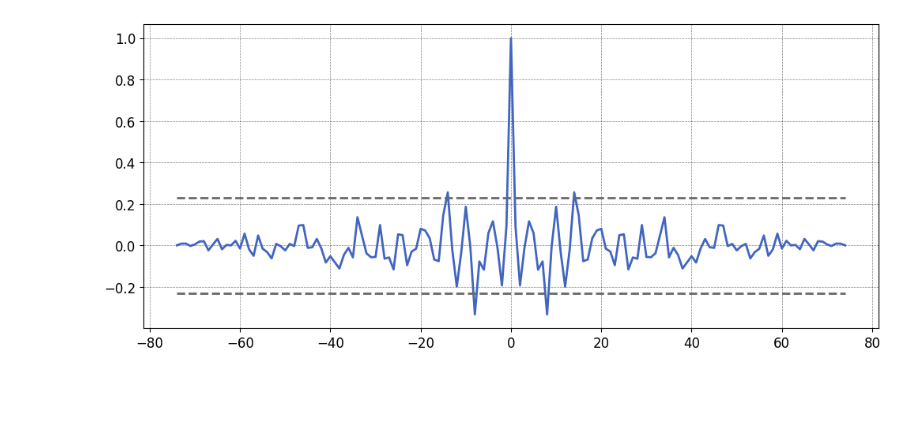
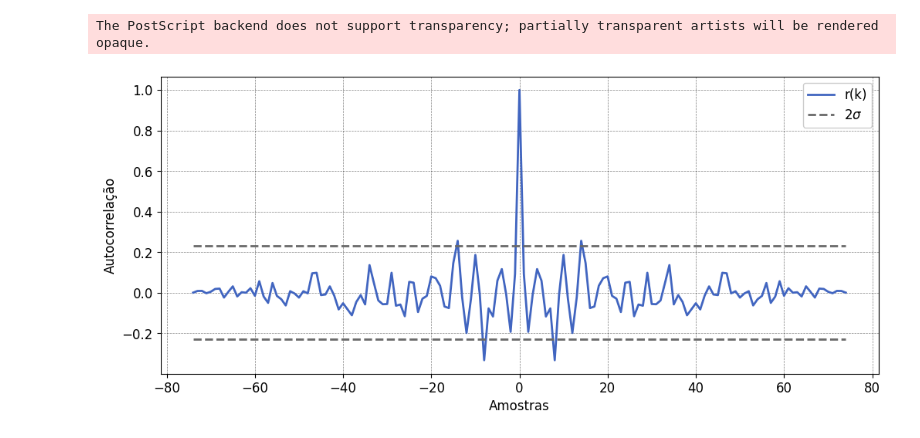
Before and after one commit to ErickNMA/Inst._Ind., a Jupyter notebook: Atividade_3/analise_sinal2.ipynb, the cells around one changed output. Saved outputs shown, nothing was run; the diff lists cells and outputs as text; code cells hidden in the pictures; blank space fills up the shorter version.

```diff
--- a/Atividade_3/analise_sinal2.ipynb
+++ b/Atividade_3/analise_sinal2.ipynb
@@ -40,0 +32,25 @@ plt.show()
+# %%
+#Cropando o sinal após o transitório:
+dados = dados[int(len(dados)/4):]
+t = t[int(len(t)/4):]
+
+#Sinal excluindo a média:
+media = np.mean(dados)
+sig_noise = (dados-media)
+
+#Sinal com ruído em reginme permanente:
+plt.rcParams['figure.figsize'] = (12, 8)
+plt.figure(2)
+plt.subplots(2, 1, sharex=True)
+plt.subplots_adjust(hspace=0.05)
+plt.subplot(2, 1, 1)
+plt.plot(t, dados, color='C2', label='Sinal em Regime Permanente')
+plt.plot((t[0], t[-1]), (media, media), color='C1', label='Média')
+plt.ylabel('Magnitude')
+plt.legend()
+plt.subplot(2, 1, 2)
+plt.plot(t, sig_noise, color='C4', label='Ruído')
+plt.ylabel('Magnitude')
+plt.xlabel('Tempo [s]')
+plt.legend()
+plt.savefig('curves/r2.eps', dpi=600, transparent=True, bbox_inches='tight')
@@ -41,14 +61,19 @@ plt.show()
 # %%
 autcorr = signal.correlate(sig_noise, sig_noise)
 autcorr /= np.max(autcorr)
 sr = np.std(autcorr)
 lags = signal.correlation_lags(sig_noise.size, sig_noise.size, mode="full")
 
 #Resultado da correlação:
+plt.rcParams['figure.figsize'] = (12, 5)
 plt.figure(3)
-plt.plot(lags, autcorr, color='C0')
-plt.plot(lags,(-1.96*sr)*np.ones(len(lags)), linestyle='dashed', color='C3')
+plt.plot(lags, autcorr, color='C0', label='r(k)')
+plt.plot(lags,(-1.96*sr)*np.ones(len(lags)), linestyle='dashed', color='C3', label='$2\sigma$')
 plt.plot(lags,(+1.96*sr)*np.ones(len(lags)), linestyle='dashed', color='C3')
-plt.show()
+plt.ylabel('Autocorrelação')
+plt.xlabel('Amostras')
+plt.legend()
+plt.savefig('curves/c2.eps', dpi=600, transparent=True, bbox_inches='tight')
 # %% [output]
+The PostScript backend does not support transparency; partially transparent artists will be rendered opaque.
-[figure, old version]
+[figure, new version]
```
Also changed, not shown: parts of 5 cells of this notebook, 17 other files.
